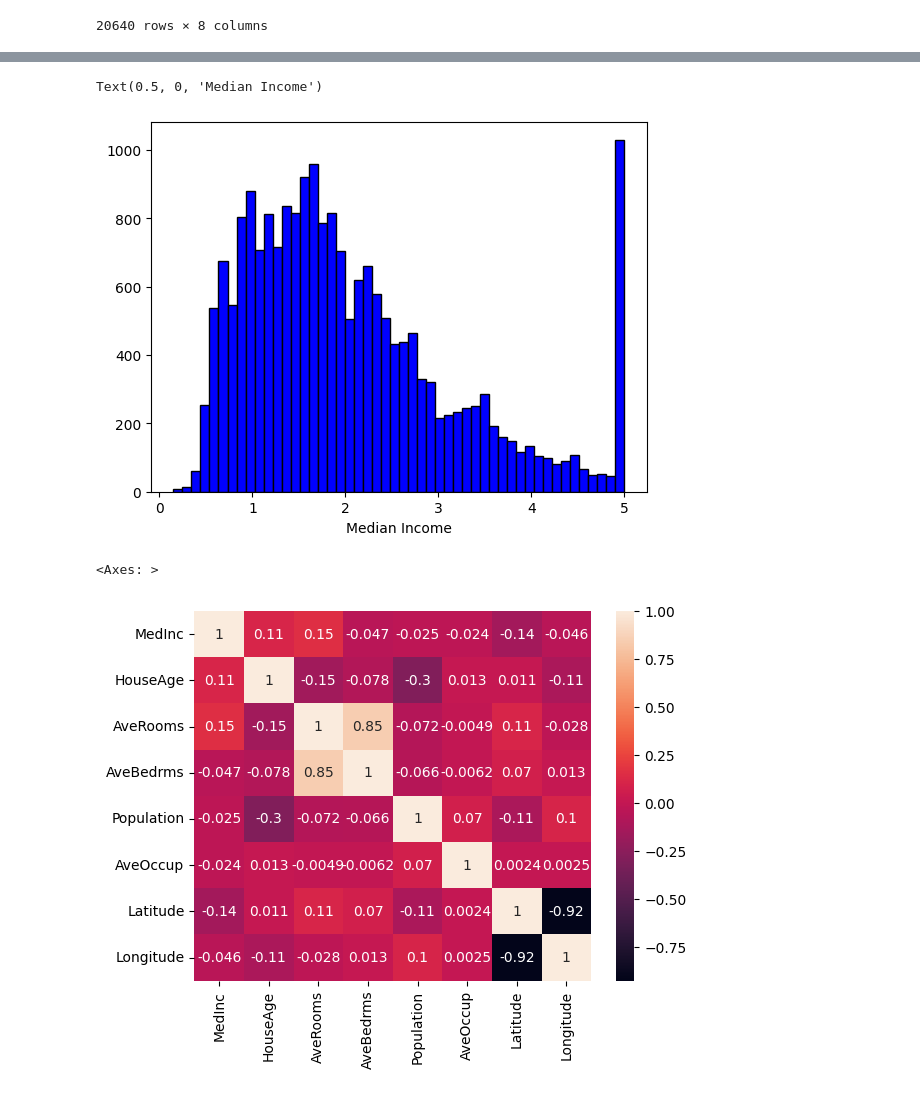
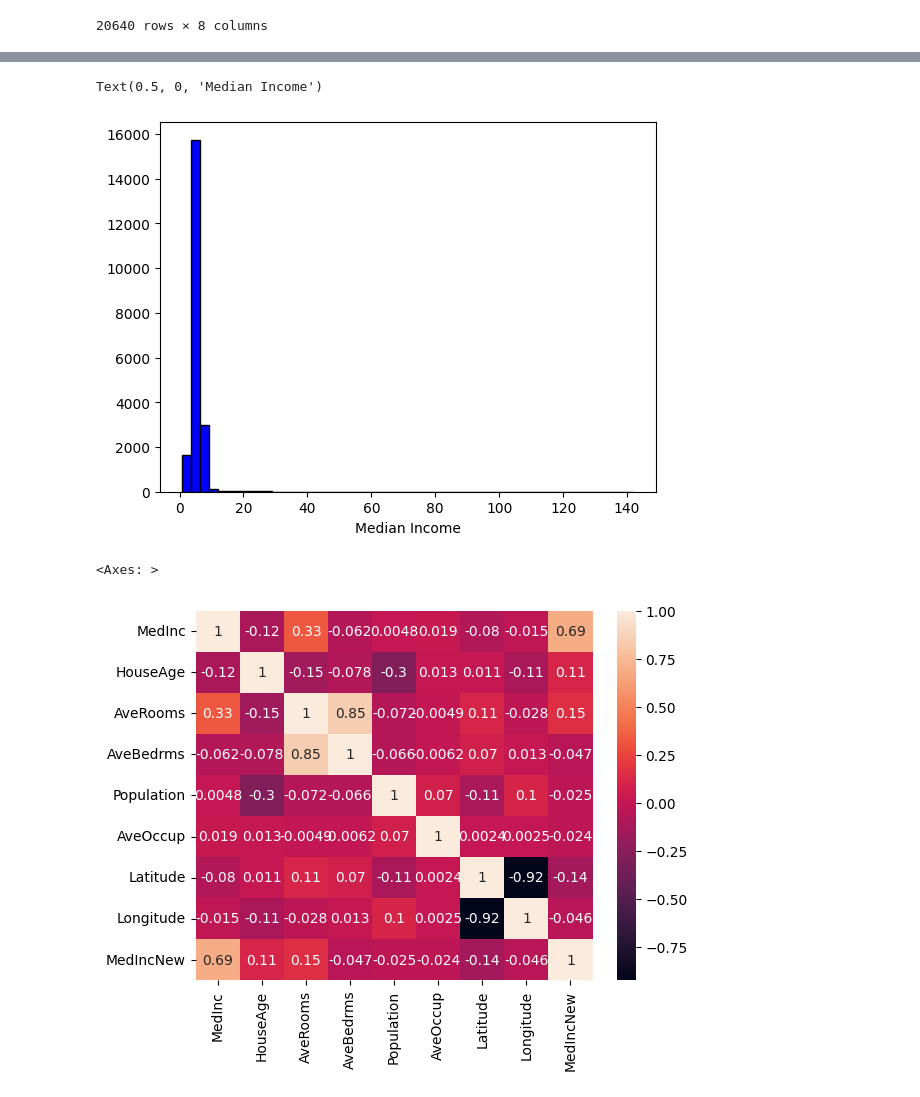
Before and after one commit to Sarvesh-maker14/ML-Practice, a Jupyter notebook: Supervised Machine Learning/BostonDataLR.ipynb, the cells around one changed output, grey strips where cells are left out. Cells and saved outputs as stored; diff of their text form; code cells hidden in the pictures.

```diff
--- a/Supervised Machine Learning/BostonDataLR.ipynb
+++ b/Supervised Machine Learning/BostonDataLR.ipynb
@@ -92,7 +92,7 @@ dbs
 | 20639 | 2.3886 | 16.0 | 5.254717 | 1.162264 | 1387.0 | 2.616981 | 39.37 | -121.24 |
 20640 rows × 8 columns
 # %%
-dbs['MedInc'] = housing.target
+dbs['MedIncNew'] = housing.target
 # %%
 dbs
 # %% [output]
@@ -137,12 +138,12 @@ dbs.describe()
 # %%
-plt.hist(dbs.MedInc, bins=50, color='blue', edgecolor='black')
+plt.hist(dbs.AveRooms, bins=50, color='blue', edgecolor='black')
 plt.xlabel('Median Income')
 # %% [output]
 Text(0.5, 0, 'Median Income')
-[figure, old version]
+[figure, new version]
 # %%
 #checking correlation
 sns.heatmap(dbs.corr(), annot=True)
 # %% [output]
 <Axes: >
-[figure, old version]
+[figure, new version]
```
Also changed, not shown: parts of 25 cells of this notebook, 1 other file.
